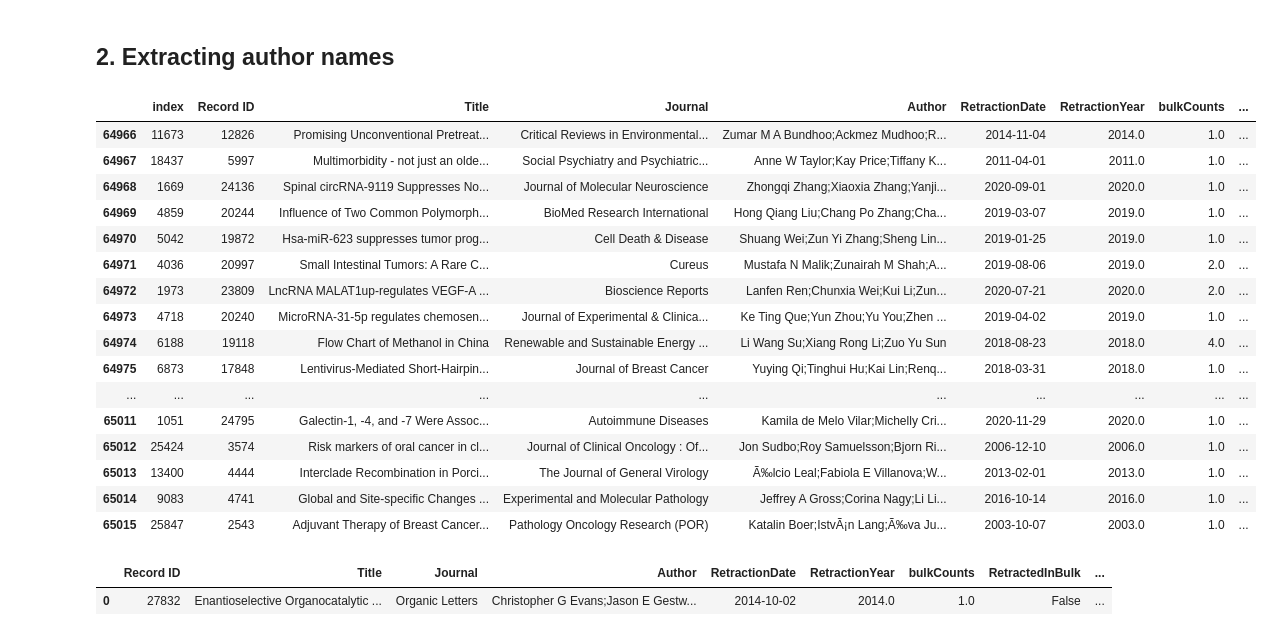
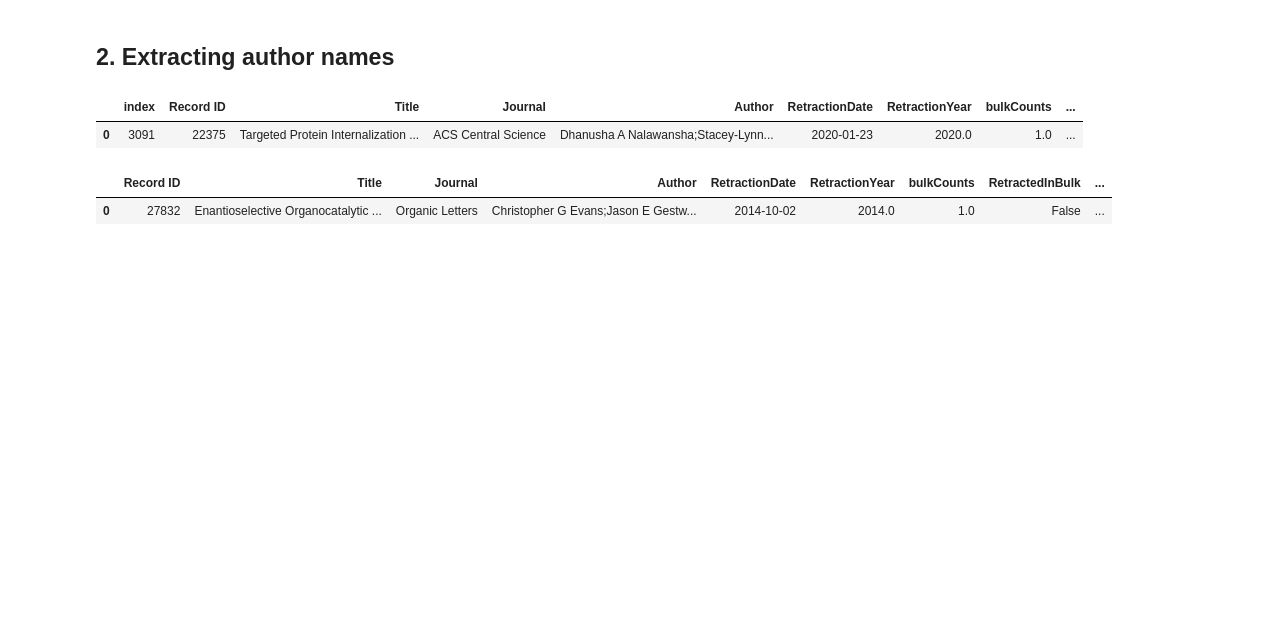
Before and after one commit to samemon/retraction_effects_on_academic_careers, a Jupyter notebook: code/preprocessing/1a.extract_repeated_offenders.ipynb, the cells around one changed output. Saved outputs shown, nothing was run; the diff lists cells and outputs as text; code cells hidden in the pictures; blank space fills up the shorter version.

```diff
--- a/code/preprocessing/1a.extract_repeated_offenders.ipynb
+++ b/code/preprocessing/1a.extract_repeated_offenders.ipynb
@@ -65,35 +65,20 @@ df_rw2.head(1)
 # %%
 pd.set_option('display.max_colwidth', None)
 
 # Split the "Author" column by ";" and then explode it to separate rows
 df_rw2['AuthorName'] = df_rw2['Author'].str.split(';')
 df_exploded = df_rw2.explode('AuthorName')
 
 # Removing empty authors
 df_exploded['AuthorName'] = df_exploded['AuthorName'].str.strip()
 df_exploded = df_exploded[df_exploded['AuthorName'].ne('') &
                          ~df_exploded['AuthorName'].isna()]
 
 # sorting to check for anomalies
-df_exploded.sort_values(by='AuthorName').reset_index().tail(50)
+df_exploded.sort_values(by='AuthorName').reset_index().head(1)
 # %% [output]
 |  | index | Record ID | Title | Journal | Author | RetractionDate | RetractionYear | bulkCounts | ... |
-| 64966 | 11673 | 12826 | Promising Unconventional Pretreat... | Critical Reviews in Environmental... | Zumar M A Bundhoo;Ackmez Mudhoo;R... | 2014-11-04 | 2014.0 | 1.0 | ... |
-| 64967 | 18437 | 5997 | Multimorbidity - not just an olde... | Social Psychiatry and Psychiatric... | Anne W Taylor;Kay Price;Tiffany K... | 2011-04-01 | 2011.0 | 1.0 | ... |
-| 64968 | 1669 | 24136 | Spinal circRNA-9119 Suppresses No... | Journal of Molecular Neuroscience | Zhongqi Zhang;Xiaoxia Zhang;Yanji... | 2020-09-01 | 2020.0 | 1.0 | ... |
-| 64969 | 4859 | 20244 | Influence of Two Common Polymorph... | BioMed Research International | Hong Qiang Liu;Chang Po Zhang;Cha... | 2019-03-07 | 2019.0 | 1.0 | ... |
-| 64970 | 5042 | 19872 | Hsa-miR-623 suppresses tumor prog... | Cell Death & Disease | Shuang Wei;Zun Yi Zhang;Sheng Lin... | 2019-01-25 | 2019.0 | 1.0 | ... |
-| 64971 | 4036 | 20997 | Small Intestinal Tumors: A Rare C... | Cureus | Mustafa N Malik;Zunairah M Shah;A... | 2019-08-06 | 2019.0 | 2.0 | ... |
-| 64972 | 1973 | 23809 | LncRNA MALAT1up-regulates VEGF-A ... | Bioscience Reports | Lanfen Ren;Chunxia Wei;Kui Li;Zun... | 2020-07-21 | 2020.0 | 2.0 | ... |
-| 64973 | 4718 | 20240 | MicroRNA-31-5p regulates chemosen... | Journal of Experimental & Clinica... | Ke Ting Que;Yun Zhou;Yu You;Zhen ... | 2019-04-02 | 2019.0 | 1.0 | ... |
-| 64974 | 6188 | 19118 | Flow Chart of Methanol in China | Renewable and Sustainable Energy ... | Li Wang Su;Xiang Rong Li;Zuo Yu Sun | 2018-08-23 | 2018.0 | 4.0 | ... |
-| 64975 | 6873 | 17848 | Lentivirus-Mediated Short-Hairpin... | Journal of Breast Cancer | Yuying Qi;Tinghui Hu;Kai Lin;Renq... | 2018-03-31 | 2018.0 | 1.0 | ... |
-| ... | ... | ... | ... | ... | ... | ... | ... | ... | ... |
-| 65011 | 1051 | 24795 | Galectin-1, -4, and -7 Were Assoc... | Autoimmune Diseases | Kamila de Melo Vilar;Michelly Cri... | 2020-11-29 | 2020.0 | 1.0 | ... |
-| 65012 | 25424 | 3574 | Risk markers of oral cancer in cl... | Journal of Clinical Oncology : Of... | Jon Sudbo;Roy Samuelsson;Bjorn Ri... | 2006-12-10 | 2006.0 | 1.0 | ... |
-| 65013 | 13400 | 4444 | Interclade Recombination in Porci... | The Journal of General Virology | Ã‰lcio Leal;Fabiola E Villanova;W... | 2013-02-01 | 2013.0 | 1.0 | ... |
-| 65014 | 9083 | 4741 | Global and Site-specific Changes ... | Experimental and Molecular Pathology | Jeffrey A Gross;Corina Nagy;Li Li... | 2016-10-14 | 2016.0 | 1.0 | ... |
-| 65015 | 25847 | 2543 | Adjuvant Therapy of Breast Cancer... | Pathology Oncology Research (POR) | Katalin Boer;IstvÃ¡n Lang;Ã‰va Ju... | 2003-10-07 | 2003.0 | 1.0 | ... |
+| 0 | 3091 | 22375 | Targeted Protein Internalization ... | ACS Central Science | Dhanusha A Nalawansha;Stacey-Lynn... | 2020-01-23 | 2020.0 | 1.0 | ... |
 # %%
 # Identifying authors that were retracted multiple times
 
```
Also changed, not shown: 1 other file.
